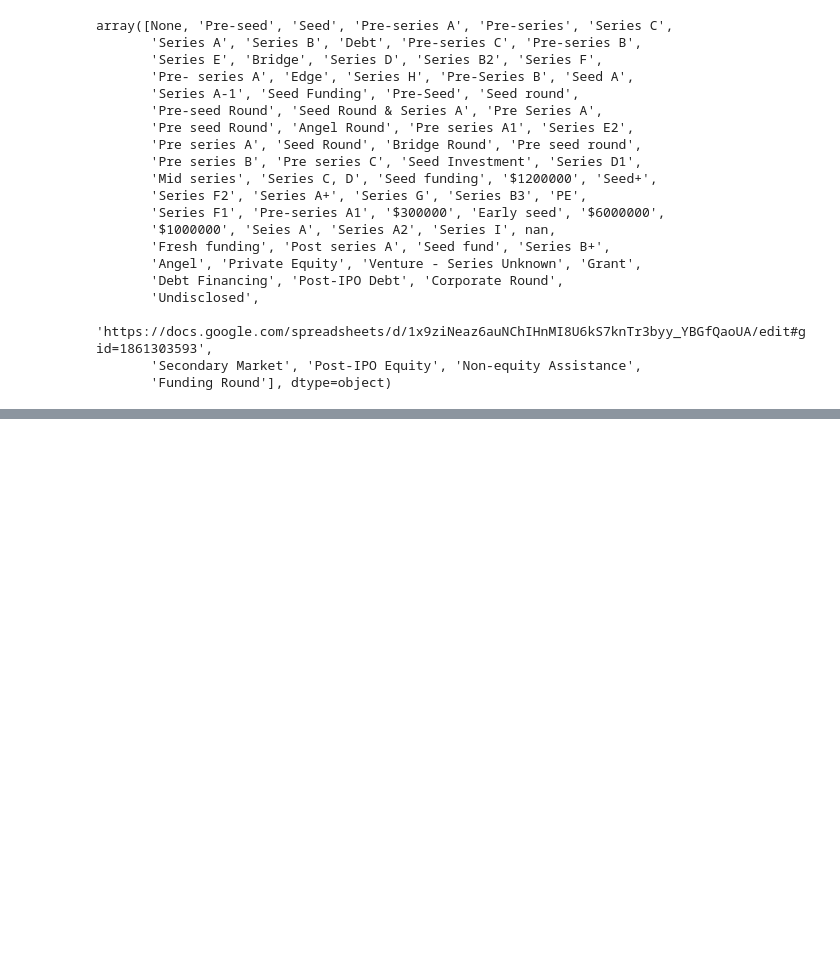
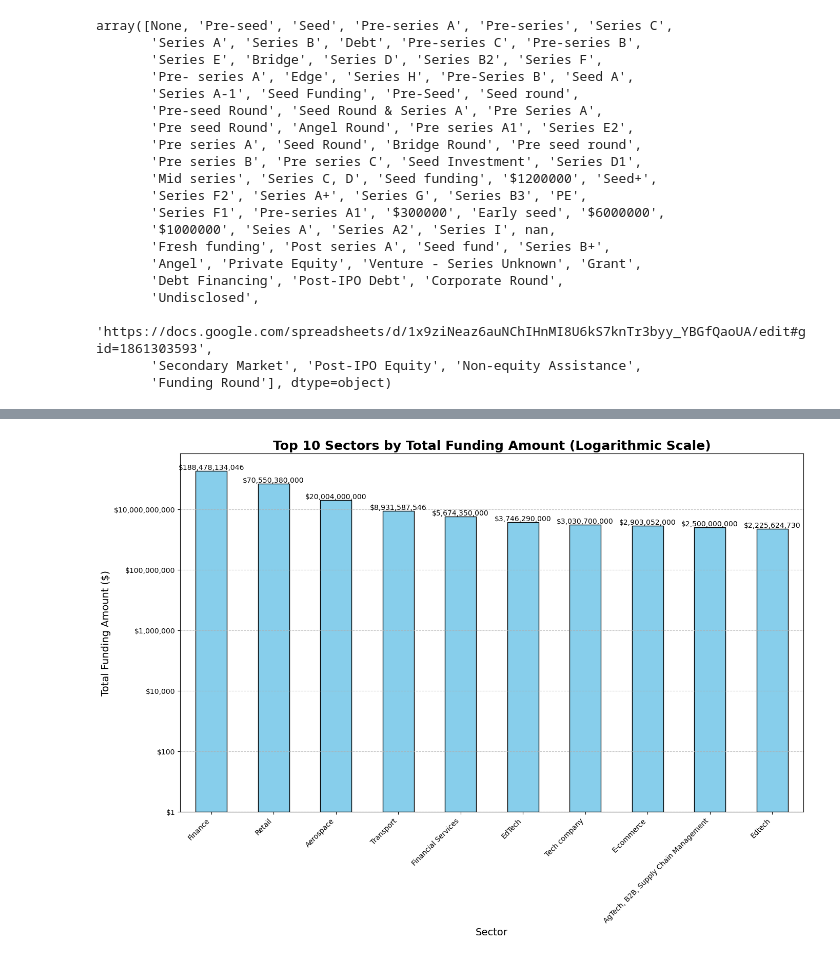
Before and after one commit to EfyaDufie2020/Indian-Start-Up-Ecosystem, a Jupyter notebook: Notebooks/indian start-up.ipynb, the cells around one changed output, grey strips where cells are left out. Saved outputs shown, nothing was run; the diff lists cells and outputs as text; code cells hidden in the pictures; blank space fills up the shorter version.

```diff
--- a/Notebooks/indian start-up.ipynb
+++ b/Notebooks/indian start-up.ipynb
@@ -1184,0 +1370,36 @@ duplicate_rows
+# %%
+# Assuming df_combined is already loaded and 'Amount' column is numeric
+df_combined['Amount'] = pd.to_numeric(df_combined['Amount'], errors='coerce')
+
+# Group by sector and sum the funding amounts
+sector_funding = df_combined.groupby('Sector')['Amount'].sum().sort_values(ascending=False)
+
+# Get the top 10 sectors by funding amount
+top_10_sectors = sector_funding.head(10)
+
+# Visualization - Bar Chart with Logarithmic Scale
+plt.figure(figsize=(14, 10))
+bars = top_10_sectors.plot(kind='bar', color='skyblue', edgecolor='black', log=True)
+
+# Adding data labels to the bars
+for index, value in enumerate(top_10_sectors):
+    plt.text(index, value, f'${value:,.0f}', ha='center', va='bottom', fontsize=10, color='black')
+
+
+# Titles and labels
+plt.title('Top 10 Sectors by Total Funding Amount (Logarithmic Scale)', fontsize=18, fontweight='bold')
+plt.xlabel('Sector', fontsize=14)
+plt.ylabel('Total Funding Amount ($)', fontsize=14)
+plt.xticks(rotation=45, ha='right')
+
+# Adding gridlines for better readability
+plt.grid(axis='y', linestyle='--', alpha=0.7)
+
+# Formatting y-axis labels for better readability
+plt.gca().yaxis.set_major_formatter(plt.FuncFormatter(lambda x, loc: "${:,}".format(int(x))))
+
+# Show plot
+plt.tight_layout()
+plt.show()
+# %% [output]
+[figure, added]
```
Also changed, not shown: parts of 64 cells of this notebook, 1 other file.
